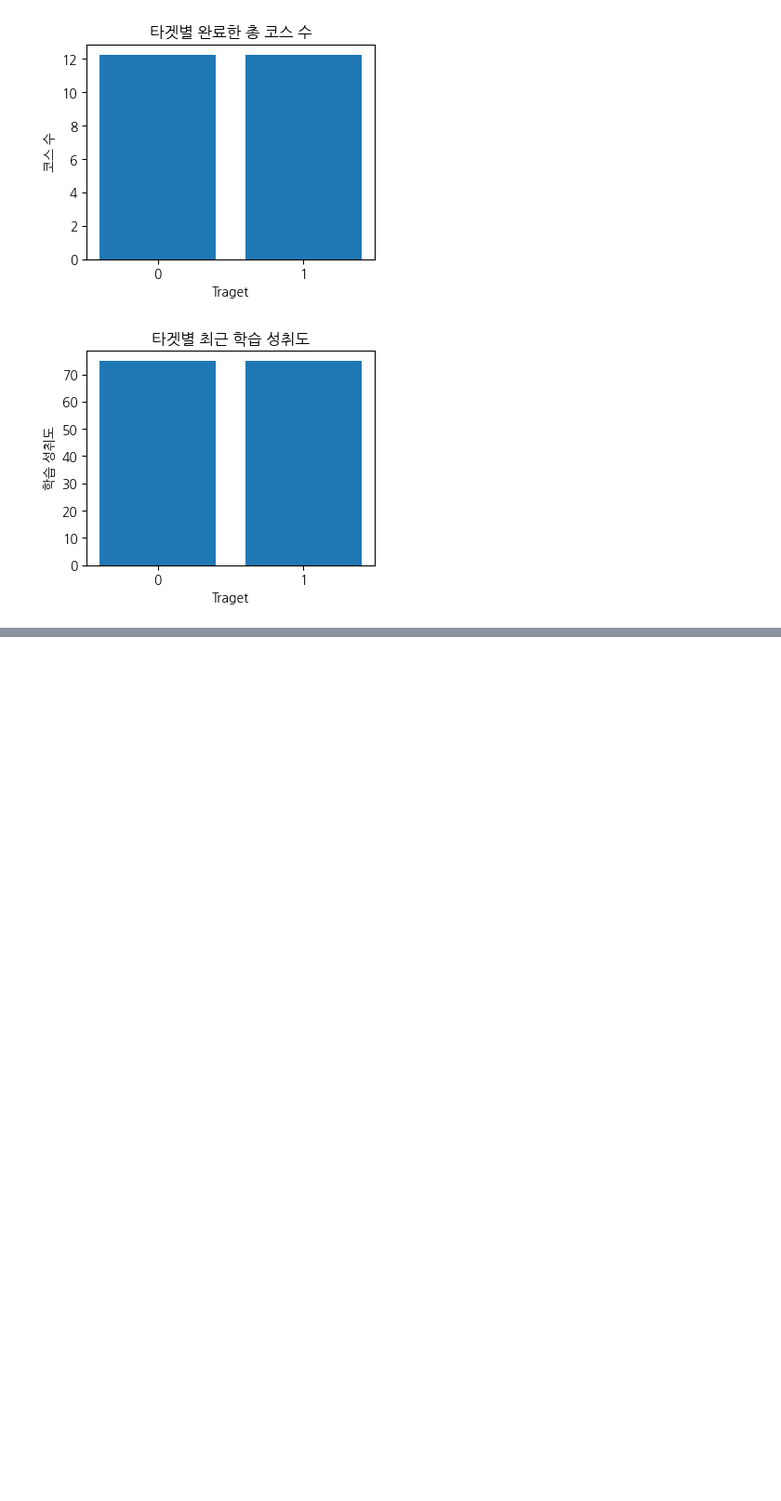
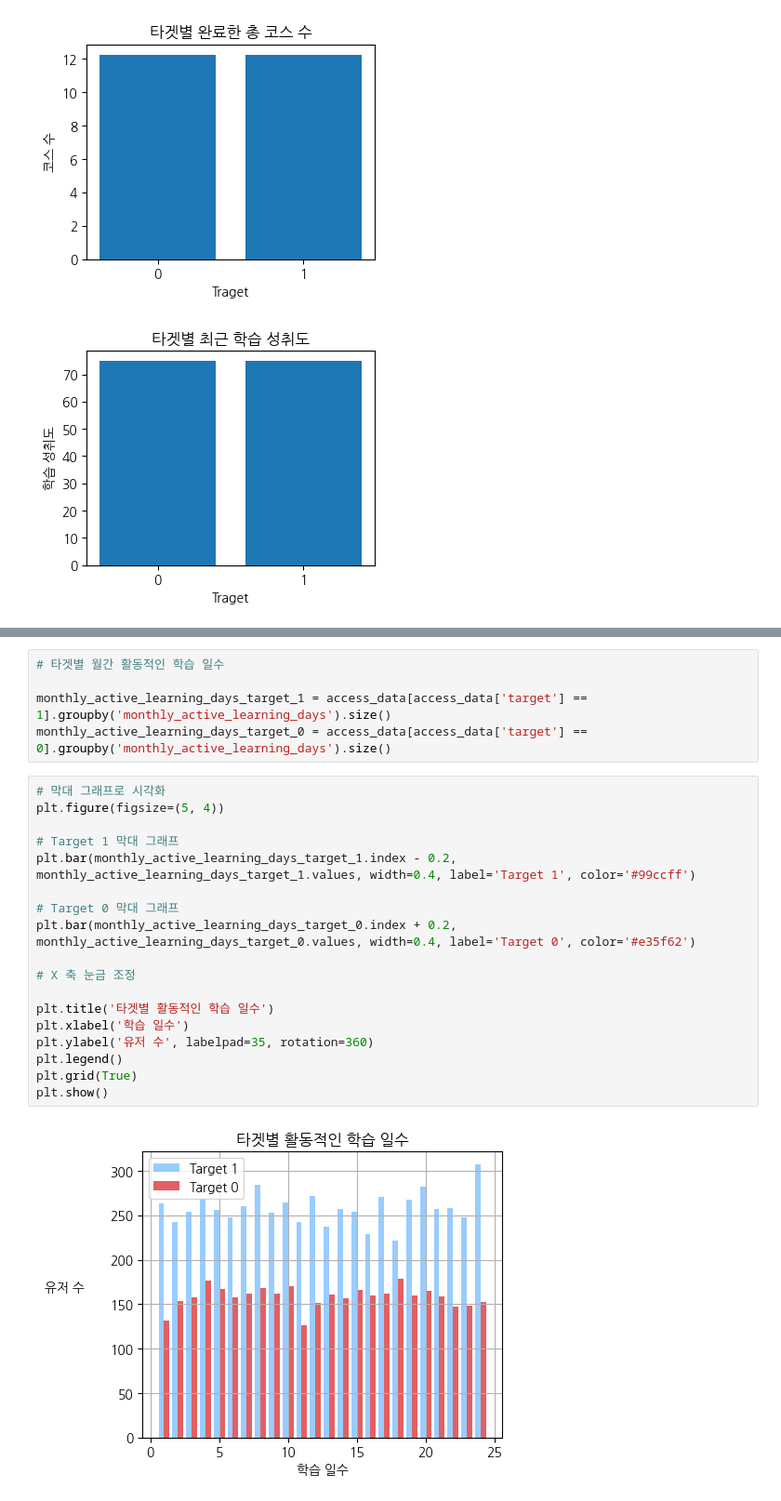
Before and after one commit to sparkparkpark/wassup3, a Jupyter notebook: 05_Data_Analysis/DA_Mini_Project.ipynb, the cells around one changed output, grey strips where cells are left out. Shown: that part at 93% size. Saved outputs shown, nothing was run; the diff lists cells and outputs as text; blank space fills up the shorter version.

```diff
--- a/05_Data_Analysis/DA_Mini_Project.ipynb
+++ b/05_Data_Analysis/DA_Mini_Project.ipynb
@@ -442,0 +438,25 @@ plt.show()
+# %%
+# 타겟별 월간 활동적인 학습 일수
+
+monthly_active_learning_days_target_1 = access_data[access_data['target'] == 1].groupby('monthly_active_learning_days').size()
+monthly_active_learning_days_target_0 = access_data[access_data['target'] == 0].groupby('monthly_active_learning_days').size()
+# %%
+# 막대 그래프로 시각화
+plt.figure(figsize=(5, 4))
+
+# Target 1 막대 그래프
+plt.bar(monthly_active_learning_days_target_1.index - 0.2, monthly_active_learning_days_target_1.values, width=0.4, label='Target 1', color='#99ccff')
+
+# Target 0 막대 그래프
+plt.bar(monthly_active_learning_days_target_0.index + 0.2, monthly_active_learning_days_target_0.values, width=0.4, label='Target 0', color='#e35f62')
+
+# X 축 눈금 조정
+
+plt.title('타겟별 활동적인 학습 일수')
+plt.xlabel('학습 일수')
+plt.ylabel('유저 수', labelpad=35, rotation=360)
+plt.legend()
+plt.grid(True)
+plt.show()
+# %% [output]
+[figure, added]
```
Also changed, not shown: parts of 16 cells of this notebook, 3 other files.
